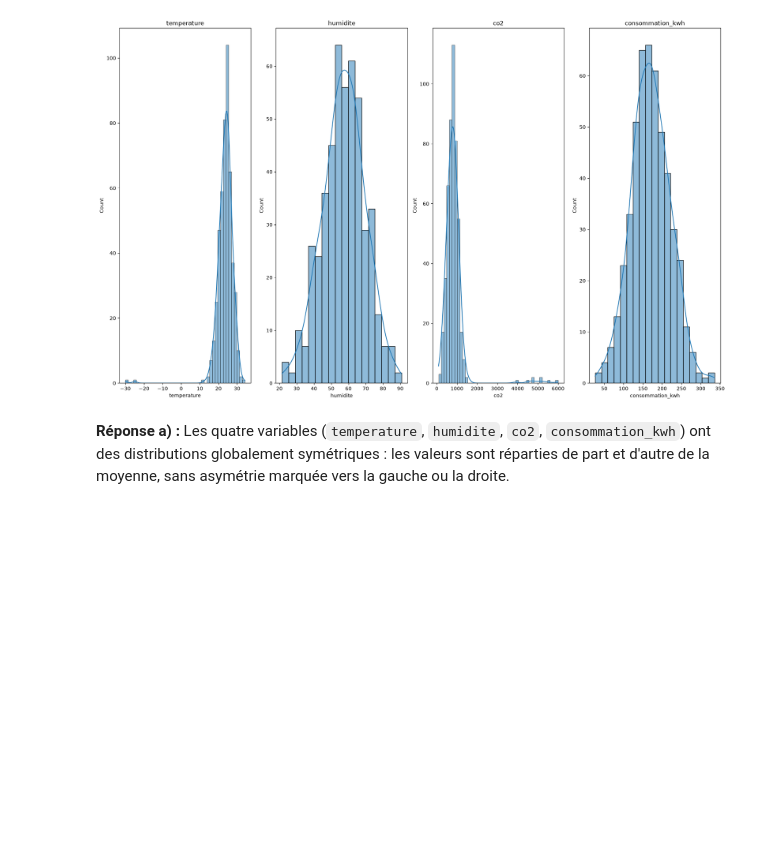
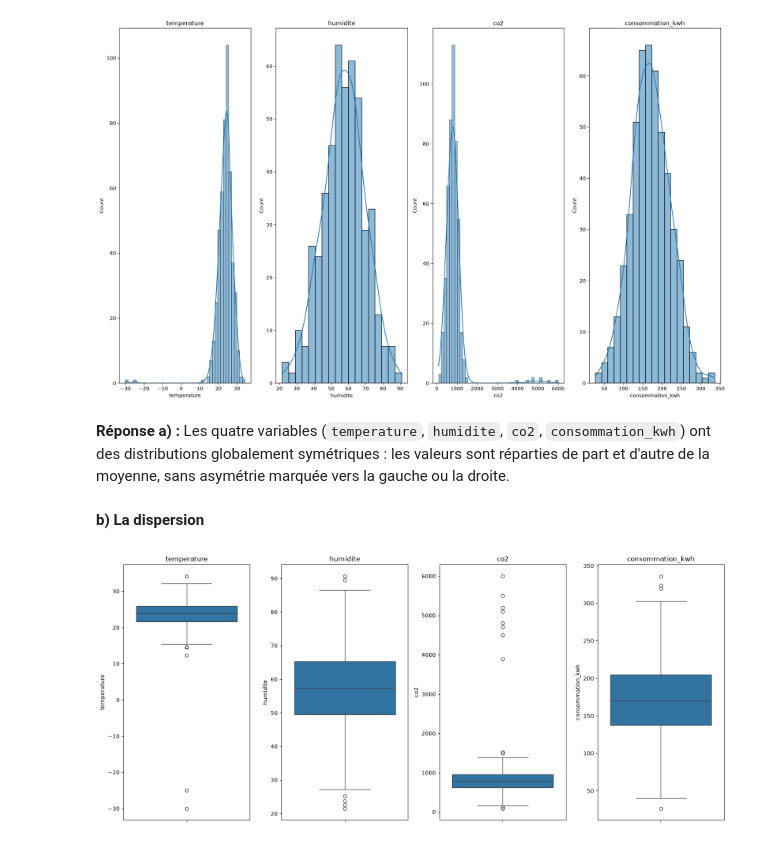
Before and after one commit to galassmyname/Atelier-donnees-tabulaires, a Jupyter notebook: atelier_prepa_donnees_tab/notebooks/atelier_prepa_donnees_tab.ipynb, the cells around one changed output. Cells and saved outputs as stored; diff of their text form; code cells hidden in the pictures; blank space fills up the shorter version.

Commit message:
visualisation de la dispersion

```diff
--- a/atelier_prepa_donnees_tab/notebooks/atelier_prepa_donnees_tab.ipynb
+++ b/atelier_prepa_donnees_tab/notebooks/atelier_prepa_donnees_tab.ipynb
@@ -471,3 +471,14 @@ plt.show()
 **Réponse a) :** Les quatre variables (`temperature`, `humidite`, `co2`, `consommation_kwh`)
 ont des distributions globalement symétriques : les valeurs sont réparties de part et
 d'autre de la moyenne, sans asymétrie marquée vers la gauche ou la droite.
+# %% [markdown]
+**b) La dispersion**
+# %%
+fig, axes = plt.subplots(1, len(variables), figsize=(16, 7))
+for i, col in enumerate(variables):
+    sns.boxplot(y=df[col].dropna(), ax=axes[i])
+    axes[i].set_title(col)
+plt.tight_layout()
+plt.show()
+# %% [output]
+[figure, added]
```
Also changed, not shown: parts of 1 cell of this notebook.
